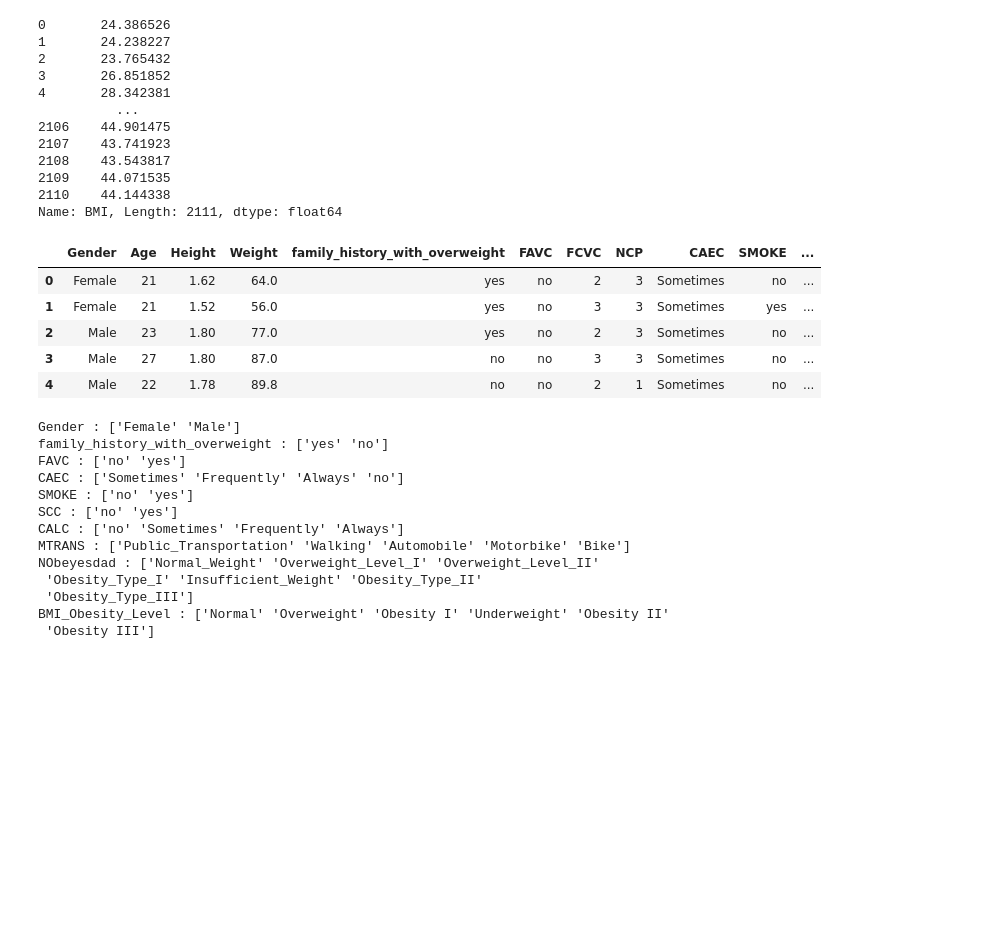
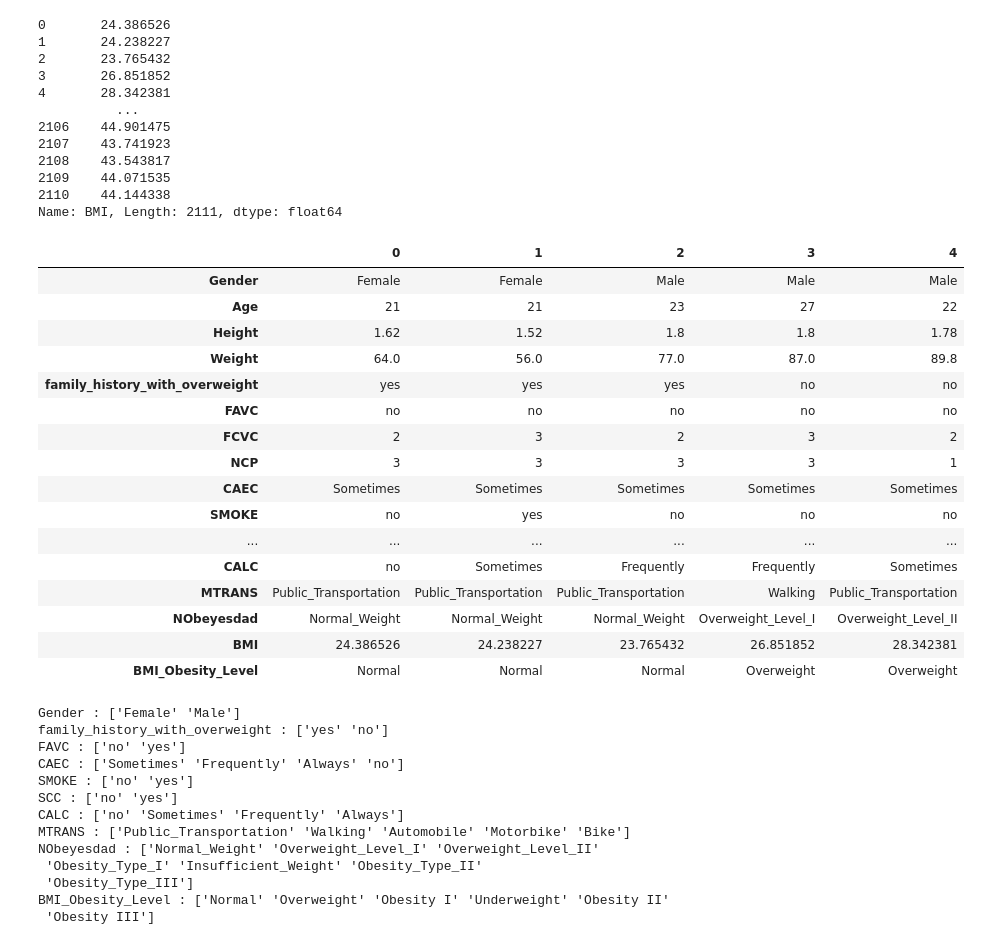
Before and after one commit to Tubaakbas/OBESITY-ML-PROJECT, a Jupyter notebook: obesity-ml-project.ipynb, the cells around one changed output. Cells and saved outputs as stored; diff of their text form; code cells hidden in the pictures; blank space fills up the shorter version.

```diff
--- a/obesity-ml-project.ipynb
+++ b/obesity-ml-project.ipynb
@@ -178,14 +190,25 @@ Name: BMI, Length: 2111, dtype: float64
 # Veri seti içinde yer alan BMI sütunundaki her bir değeri fonksiyona göndererek yeni bir kolonun oluşturlamsı
 obesity_df['BMI_Obesity_Level'] = obesity_df['BMI'].apply(body_mass_index_calculate)
 # %%
-obesity_df.head() #uygulanmış halini görme
+obesity_df.head().T #uygulanmış halini görme
 # %% [output]
-|  | Gender | Age | Height | Weight | family_history_with_overweight | FAVC | FCVC | NCP | CAEC | SMOKE | ... |
-| 0 | Female | 21 | 1.62 | 64.0 | yes | no | 2 | 3 | Sometimes | no | ... |
-| 1 | Female | 21 | 1.52 | 56.0 | yes | no | 3 | 3 | Sometimes | yes | ... |
-| 2 | Male | 23 | 1.80 | 77.0 | yes | no | 2 | 3 | Sometimes | no | ... |
-| 3 | Male | 27 | 1.80 | 87.0 | no | no | 3 | 3 | Sometimes | no | ... |
-| 4 | Male | 22 | 1.78 | 89.8 | no | no | 2 | 1 | Sometimes | no | ... |
+|  | 0 | 1 | 2 | 3 | 4 |
+| Gender | Female | Female | Male | Male | Male |
+| Age | 21 | 21 | 23 | 27 | 22 |
+| Height | 1.62 | 1.52 | 1.8 | 1.8 | 1.78 |
+| Weight | 64.0 | 56.0 | 77.0 | 87.0 | 89.8 |
+| family_history_with_overweight | yes | yes | yes | no | no |
+| FAVC | no | no | no | no | no |
+| FCVC | 2 | 3 | 2 | 3 | 2 |
+| NCP | 3 | 3 | 3 | 3 | 1 |
+| CAEC | Sometimes | Sometimes | Sometimes | Sometimes | Sometimes |
+| SMOKE | no | yes | no | no | no |
+| ... | ... | ... | ... | ... | ... |
+| CALC | no | Sometimes | Frequently | Frequently | Sometimes |
+| MTRANS | Public_Transportation | Public_Transportation | Public_Transportation | Walking | Public_Transportation |
+| NObeyesdad | Normal_Weight | Normal_Weight | Normal_Weight | Overweight_Level_I | Overweight_Level_II |
+| BMI | 24.386526 | 24.238227 | 23.765432 | 26.851852 | 28.342381 |
+| BMI_Obesity_Level | Normal | Normal | Normal | Overweight | Overweight |
 # %%
 #Her kolonda bulunan unique değerleri görme
 selected_columns = ['Gender', 'family_history_with_overweight', 'FAVC', 'CAEC', 'SMOKE', 'SCC', 'CALC', 'MTRANS', 'NObeyesdad', 'BMI_Obesity_Level']
```
Also changed, not shown: parts of 19 cells of this notebook.
